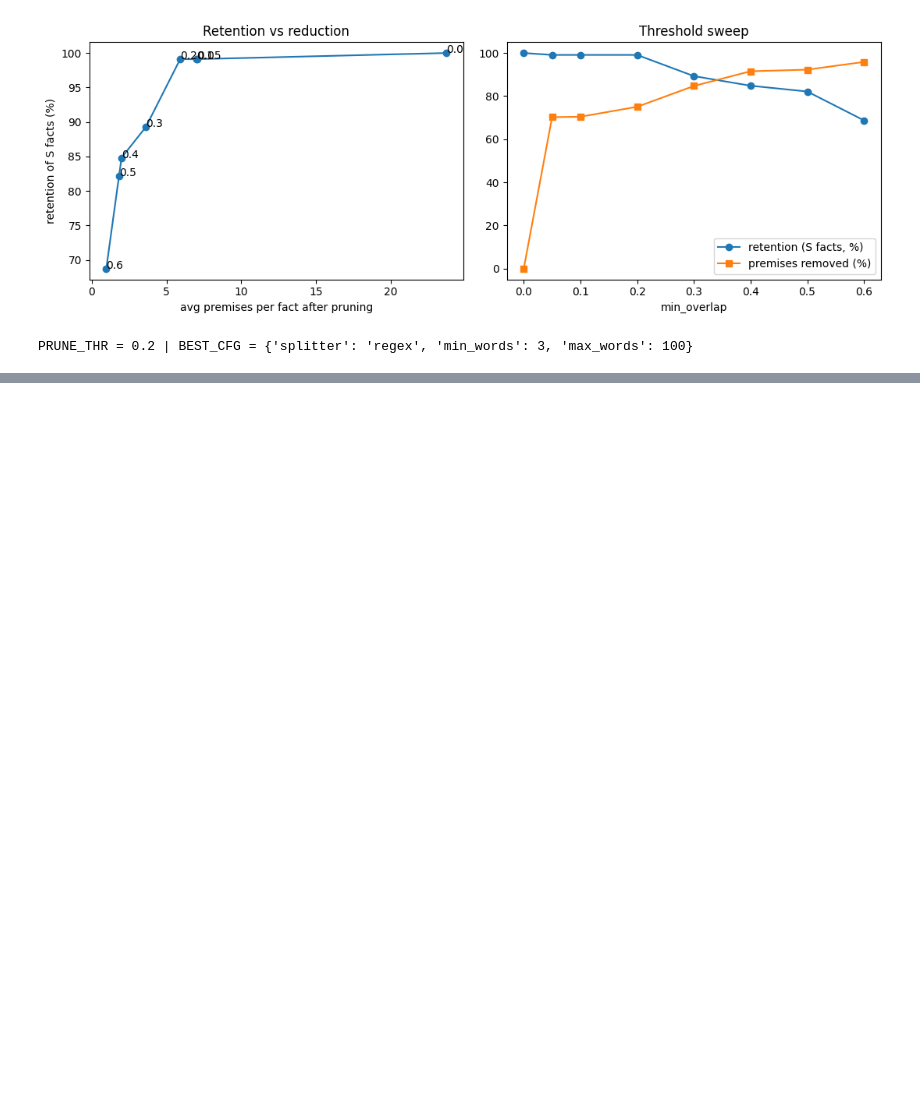
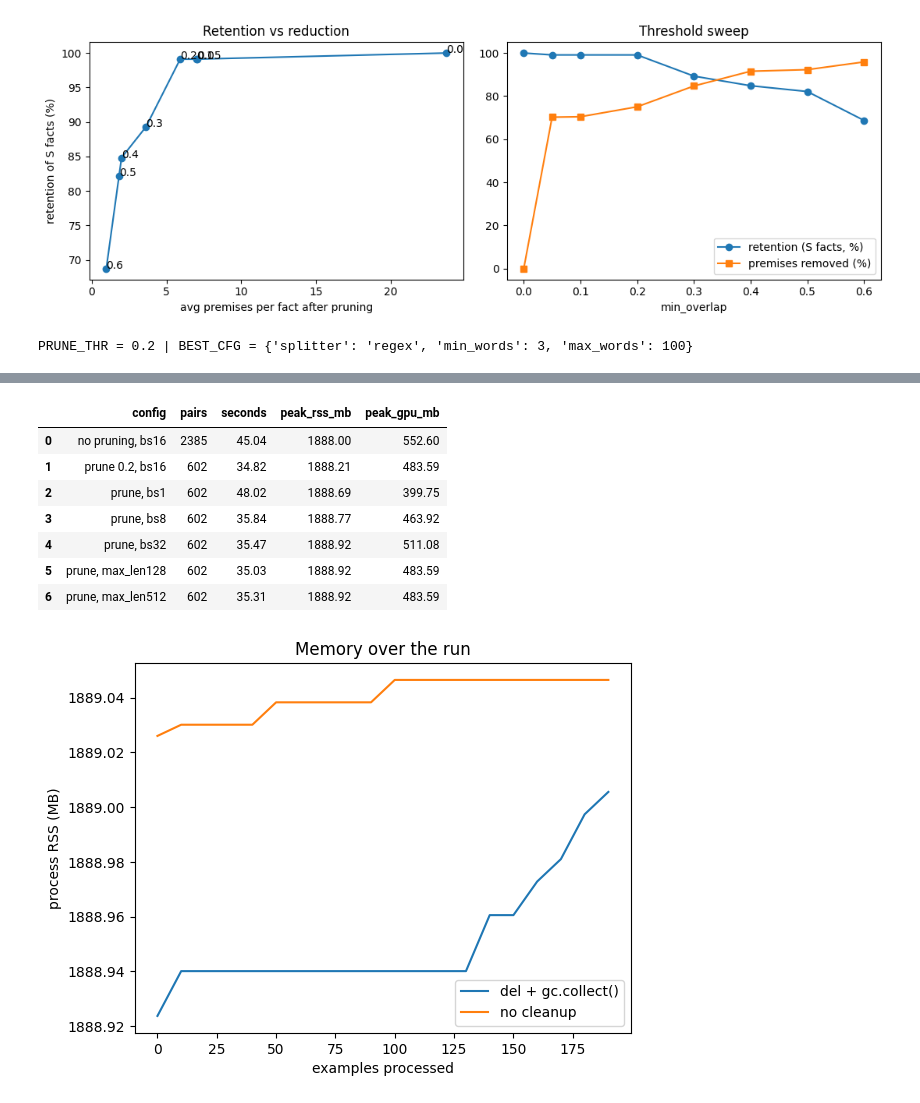
Before and after one commit to Savithmee/Deep-Learning-CW-, a Jupyter notebook: EntailmentPreprocessing.ipynb, the cells around one changed output, grey strips where cells are left out. Cells and saved outputs as stored; diff of their text form; code cells hidden in the pictures; blank space fills up the shorter version.

```diff
--- a/EntailmentPreprocessing.ipynb
+++ b/EntailmentPreprocessing.ipynb
@@ -425,0 +469,43 @@ display(E6a)
+# %%
+proc = psutil.Process(os.getpid())
+rss = lambda: proc.memory_info().rss / 1e6
+sync = lambda: torch.cuda.synchronize() if DEVICE == 'cuda' else None
+
+def run_timed(exs, cfg, batch_size=16, max_length=256, cleanup=True, log_every=20):
+    if DEVICE == 'cuda': torch.cuda.reset_peak_memory_stats()
+    sync(); t0 = time.time(); pairs = 0; trace = []; peak = rss()
+    for i, e in enumerate(exs):
+        items = make_premises(e.fact, e.passages, cfg)
+        score_pairs([x['text'] for x in items], e.fact, batch_size, max_length, cleanup)
+        pairs += len(items)
+        if i % log_every == 0:
+            r = rss(); trace.append((i, r)); peak = max(peak, r)
+    sync()
+    return dict(pairs=pairs, seconds=time.time() - t0, peak_rss_mb=peak,
+                peak_gpu_mb=(torch.cuda.max_memory_allocated() / 1e6 if DEVICE == 'cuda' else np.nan)), trace
+
+TIME_SET = SUBSET[:100]
+runs = [('no pruning, bs16',        dict(BEST_CFG, prune_thr=None),      16, 256, True),
+        (f'prune {PRUNE_THR}, bs16', dict(BEST_CFG, prune_thr=PRUNE_THR), 16, 256, True)]
+runs += [(f'prune, bs{b}',      dict(BEST_CFG, prune_thr=PRUNE_THR), b, 256, True) for b in [1, 8, 32]]
+runs += [(f'prune, max_len{m}', dict(BEST_CFG, prune_thr=PRUNE_THR), 16, m, True) for m in [128, 512]]
+rows, traces = [], {}
+for name, cfg, bs, ml, cl in runs:
+    r, tr = run_timed(TIME_SET, cfg, bs, ml, cl)
+    rows.append(dict(config=name, **r)); traces[name] = tr
+E4 = pd.DataFrame(rows).round(2); display(E4)
+
+_, tr_on  = run_timed(SUBSET, dict(BEST_CFG, prune_thr=PRUNE_THR), cleanup=True,  log_every=10)
+_, tr_off = run_timed(SUBSET, dict(BEST_CFG, prune_thr=PRUNE_THR), cleanup=False, log_every=10)
+plt.plot(*zip(*tr_on), label='del + gc.collect()'); plt.plot(*zip(*tr_off), label='no cleanup')
+plt.xlabel('examples processed'); plt.ylabel('process RSS (MB)'); plt.legend(); plt.title('Memory over the run'); plt.show()
+# %% [output]
+|  | config | pairs | seconds | peak_rss_mb | peak_gpu_mb |
+| 0 | no pruning, bs16 | 2385 | 45.04 | 1888.00 | 552.60 |
+| 1 | prune 0.2, bs16 | 602 | 34.82 | 1888.21 | 483.59 |
+| 2 | prune, bs1 | 602 | 48.02 | 1888.69 | 399.75 |
+| 3 | prune, bs8 | 602 | 35.84 | 1888.77 | 463.92 |
+| 4 | prune, bs32 | 602 | 35.47 | 1888.92 | 511.08 |
+| 5 | prune, max_len128 | 602 | 35.03 | 1888.92 | 483.59 |
+| 6 | prune, max_len512 | 602 | 35.31 | 1888.92 | 483.59 |
+[figure, added]
```
Also changed, not shown: parts of 7 cells of this notebook.
